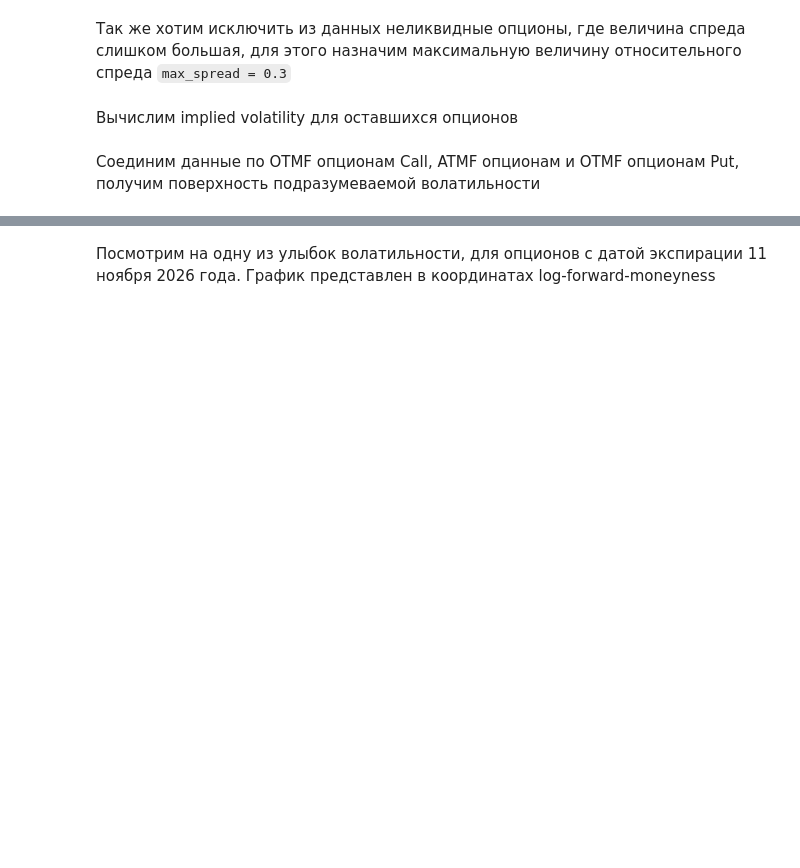
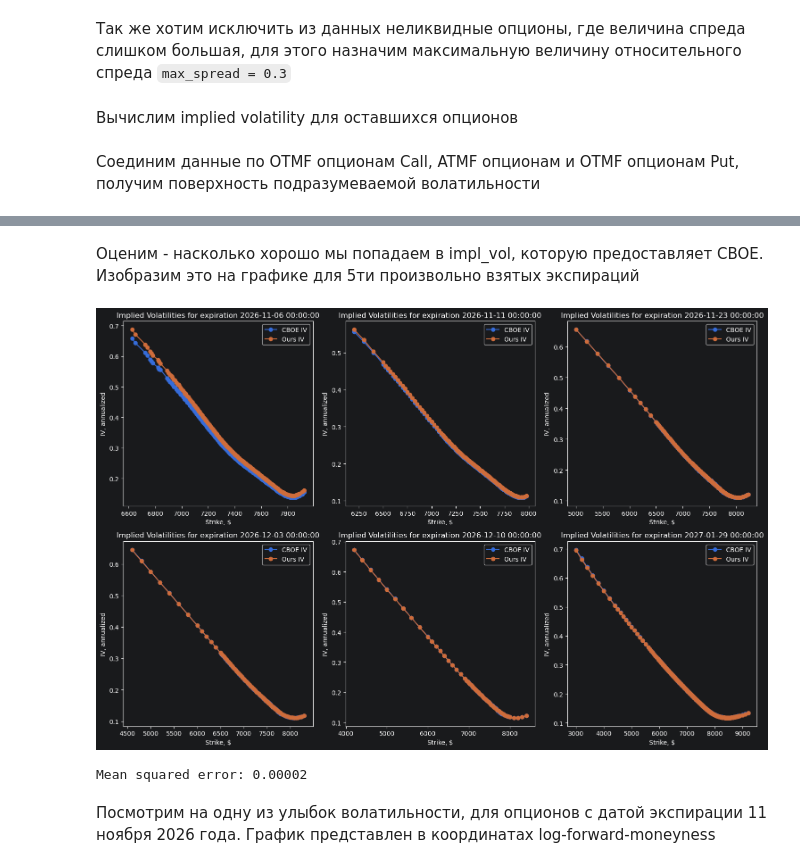
Before and after one commit to ARAGOGO13/Loc_vol_project, a Jupyter notebook: main.ipynb, the cells around one changed output, grey strips where cells are left out. Cells and saved outputs as stored; diff of their text form; code cells hidden in the pictures; blank space fills up the shorter version.

```diff
--- a/main.ipynb
+++ b/main.ipynb
@@ -456,3 +496,32 @@ surface['total_variance'] = surface['impl_vol']**2 * surface['T']
+# %% [markdown]
+Оценим - насколько хорошо мы попадаем в impl_vol, которую предоставляет CBOE. Изобразим это на графике для 5ти произвольно взятых экспираций
+# %%
+fig, axes = plt.subplots(2, 3, figsize=(15, 10))
+axes = axes.flatten()
+
+expirations = ['2026-11-06 00:00:00',
+               '2026-11-11 00:00:00',
+               '2026-11-23 00:00:00',
+               '2026-12-03 00:00:00',
+               '2026-12-10 00:00:00',
+               '2027-01-29 00:00:00']
+
+for i, ax in enumerate(axes):
+    exp_mask = surface['expiration'] == expirations[i]
+    ax.plot(surface[exp_mask]["strike"], surface[exp_mask]["iv"], "o-", label="CBOE IV")
+    ax.plot(surface[exp_mask]["strike"], surface[exp_mask]["impl_vol"], "o-", label="Ours IV")
+    ax.legend()
+    ax.set_xlabel("Strike, $")
+    ax.set_ylabel("IV, annualized")
+    ax.set_title(f"Implied Volatilities for expiration {expirations[i]}")
+
+plt.tight_layout()
+plt.show()
+
+print("Mean squared error: {:.5f}".format(np.mean((surface["impl_vol"] - surface["iv"])**2)))
+# %% [output]
+[figure, added]
+Mean squared error: 0.00002
 # %% [markdown]
 Посмотрим на одну из улыбок волатильности, для опционов с датой экспирации 11 ноября 2026 года. График представлен в координатах log-forward-moneyness
 # %%
```
Also changed, not shown: parts of 11 cells of this notebook, 1 other file.
